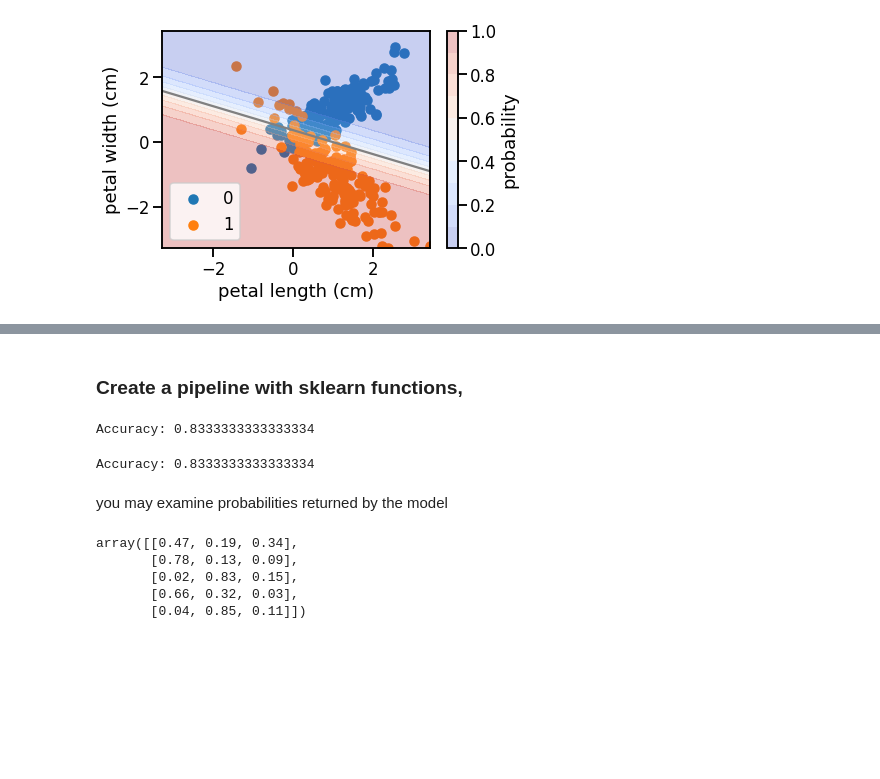
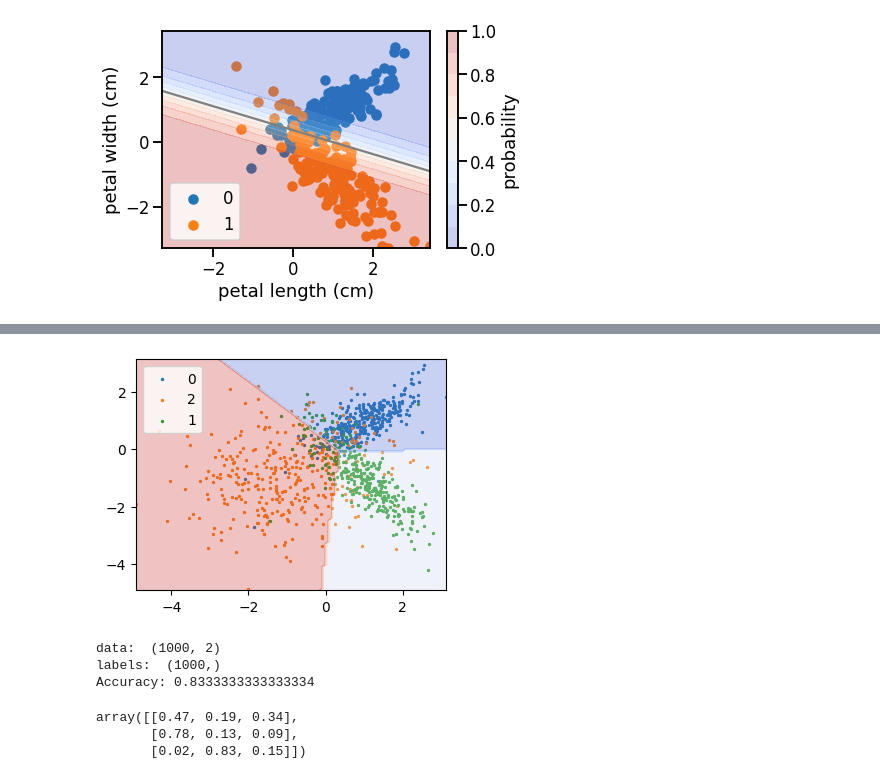
Before and after one commit to PawelRosikiewicz/MachineLearning, a Jupyter notebook: MachineLearning_code_examples/Logistic_Regression.ipynb, the cells around one changed output, grey strips where cells are left out. Cells and saved outputs as stored; diff of their text form; code cells hidden in the pictures; blank space fills up the shorter version.

Commit message:
improves notebook on logreg

```diff
--- a/MachineLearning_code_examples/Logistic_Regression.ipynb
+++ b/MachineLearning_code_examples/Logistic_Regression.ipynb
@@ -384,22 +324,0 @@ dtype: int64
-# %% [markdown]
-### Create a pipeline with sklearn functions,
-# %%
-# Split into train/test sets
-X_tr, X_te, y_tr, y_te = train_test_split(
-    X, y, test_size=0.3, random_state=0)
-
-# Create the estimator
-logreg = make_pipeline(
-    StandardScaler(),
-    LogisticRegression(
-        multi_class='ovr', # if not provided, it assumes binary classiffication,
-        solver='liblinear') # the solver must be specified,
-)                                          # otherwise it wil raise an error,
-
-# Fit it to train data
-logreg.fit(X_tr, y_tr);
-
-# print accuracy
-print(f'Accuracy: {logreg.score(X_te, y_te)}')
-# %% [output]
-Accuracy: 0.8333333333333334
@@ -417,7 +325,20 @@ logreg.fit(X_tr, y_tr);
-# %%
-# print accuracy
-print(f'Accuracy: {logreg.score(X_te, y_te)}')
-# %% [output]
-Accuracy: 0.8333333333333334
-# %% [markdown]
-you may examine probabilities returned by the model
+# %%
+# set parameters for make_classyficaiton function
+mc_dct={"n_samples":1000, "n_classes":3,
+        "n_features":2, "n_redundant":0, "n_repeated":0,
+        "n_informative":2, "n_clusters_per_class":1, "random_state":1
+}
+
+# Create the estimator
+model = make_pipeline(
+    StandardScaler(),
+    LogisticRegression(multi_class='ovr', solver='liblinear')
+)
+
+# train an estimator with the data, and plot decision boundary
+model, X_tr, X_te, y_tr, y_te     = set_classfif_model(model, mc_dct, plot=True, verbose=True)
+# %% [output]
+[figure, added]
+data:  (1000, 2)
+labels:  (1000,)
+Accuracy: 0.8333333333333334
@@ -424,12 +347,8 @@ you may examine probabilities returned by the model
 # %%
-# .. Examine probabilities
-np.round(logreg.predict_proba(X_te), 2)[0:5,:]
-# .. it returns an with probablity of a data pèoint belonging to eah class
-#.    array([[0.  , 0.55, 0.45]])
-#     results are normalized, so their sum is == 1!
+np.round(model.predict_proba(X_te), 2)[0:3,:]
+#  it returns an with probablity of a data pèoint belonging to eah class
+#  results are normalized, so their sum is == 1!
 # %% [output]
 array([[0.47, 0.19, 0.34],
        [0.78, 0.13, 0.09],
-       [0.02, 0.83, 0.15],
-       [0.66, 0.32, 0.03],
-       [0.04, 0.85, 0.11]])
+       [0.02, 0.83, 0.15]])
```
Also changed, not shown: parts of 25 cells of this notebook.
